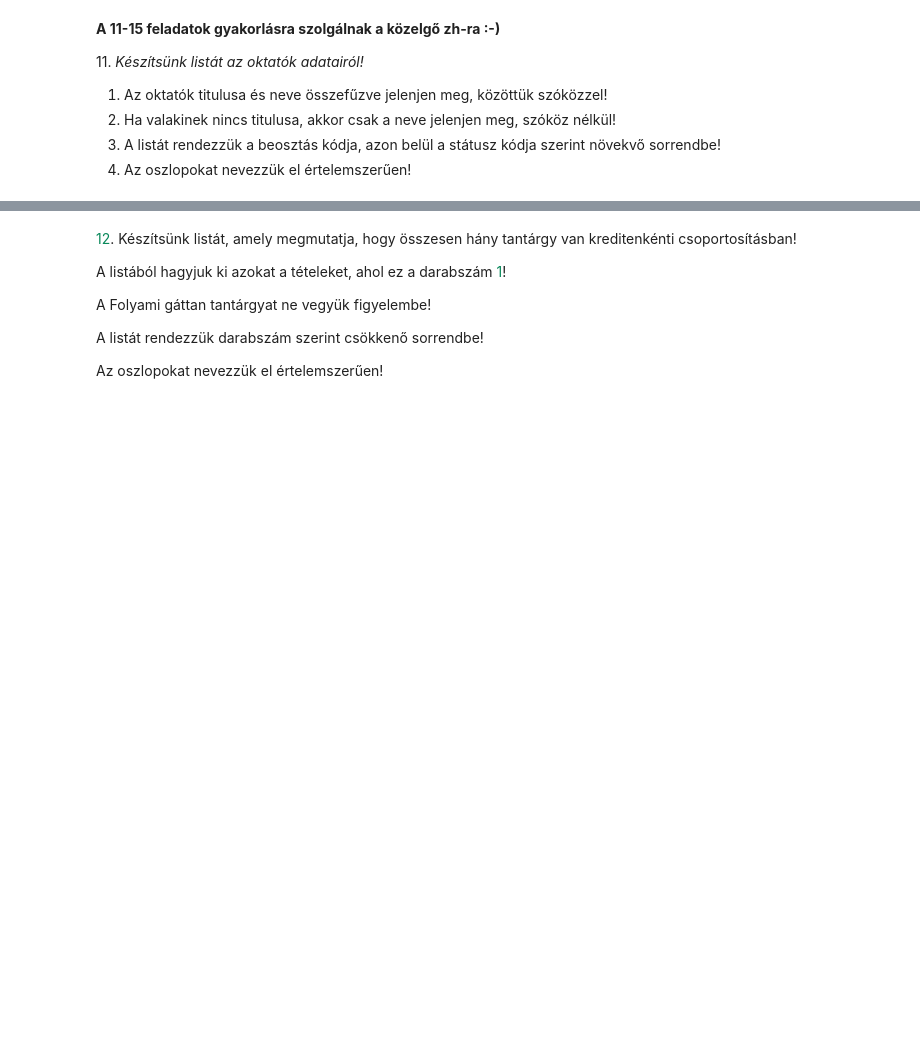
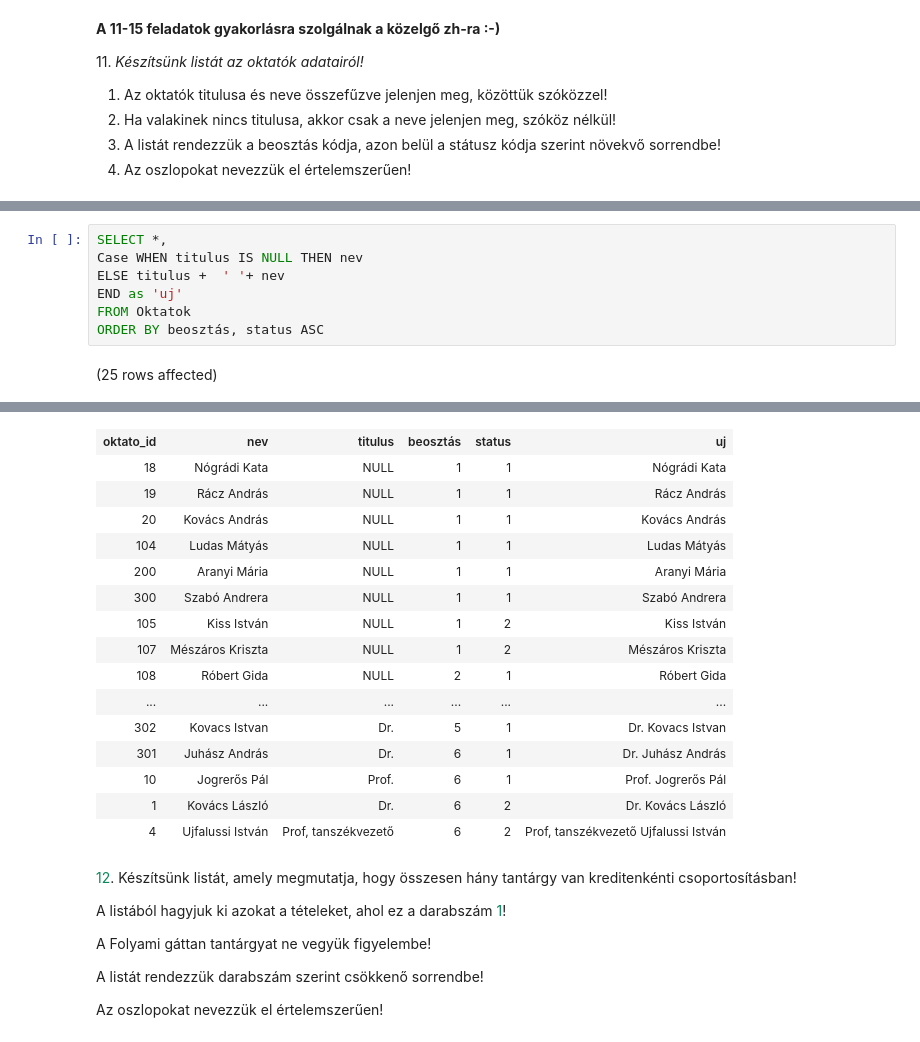
Before and after one commit to Zoltanborbenyi/sql-gyak-03, a Jupyter notebook: gyakorlat03_feladatok.ipynb, the cells around one changed output, grey strips where cells are left out. Cells and saved outputs as stored; diff of their text form; blank space fills up the shorter version.

```diff
--- a/gyakorlat03_feladatok.ipynb
+++ b/gyakorlat03_feladatok.ipynb
@@ -160,0 +174,9 @@ Total execution time: 00:00:00
+# %%
+SELECT *,
+Case WHEN titulus IS NULL THEN nev
+ELSE titulus +  ' '+ nev
+END as 'uj'
+FROM Oktatok
+ORDER BY beosztás, status ASC
+# %% [output]
+(25 rows affected)
@@ -161,3 +184,19 @@ Total execution time: 00:00:00
+| oktato_id | nev | titulus | beosztás | status | uj |
+| 18 | Nógrádi Kata | NULL | 1 | 1 | Nógrádi Kata |
+| 19 | Rácz András | NULL | 1 | 1 | Rácz András |
+| 20 | Kovács András | NULL | 1 | 1 | Kovács András |
+| 104 | Ludas Mátyás | NULL | 1 | 1 | Ludas Mátyás |
+| 200 | Aranyi Mária | NULL | 1 | 1 | Aranyi Mária |
+| 300 | Szabó Andrera | NULL | 1 | 1 | Szabó Andrera |
+| 105 | Kiss István | NULL | 1 | 2 | Kiss István |
+| 107 | Mészáros Kriszta | NULL | 1 | 2 | Mészáros Kriszta |
+| 108 | Róbert Gida | NULL | 2 | 1 | Róbert Gida |
+| ... | ... | ... | ... | ... | ... |
+| 302 | Kovacs Istvan | Dr. | 5 | 1 | Dr. Kovacs Istvan |
+| 301 | Juhász András | Dr. | 6 | 1 | Dr. Juhász András |
+| 10 | Jogrerős Pál | Prof. | 6 | 1 | Prof. Jogrerős Pál |
+| 1 | Kovács László | Dr. | 6 | 2 | Dr. Kovács László |
+| 4 | Ujfalussi István | Prof, tanszékvezető | 6 | 2 | Prof, tanszékvezető Ujfalussi István |
 # %% [markdown]
 <span style="color: #09885a;">12</span>. Készítsünk listát, amely megmutatja, hogy összesen hány tantárgy van kreditenkénti csoportosításban!
 
```
Also changed, not shown: parts of 11 cells of this notebook.
